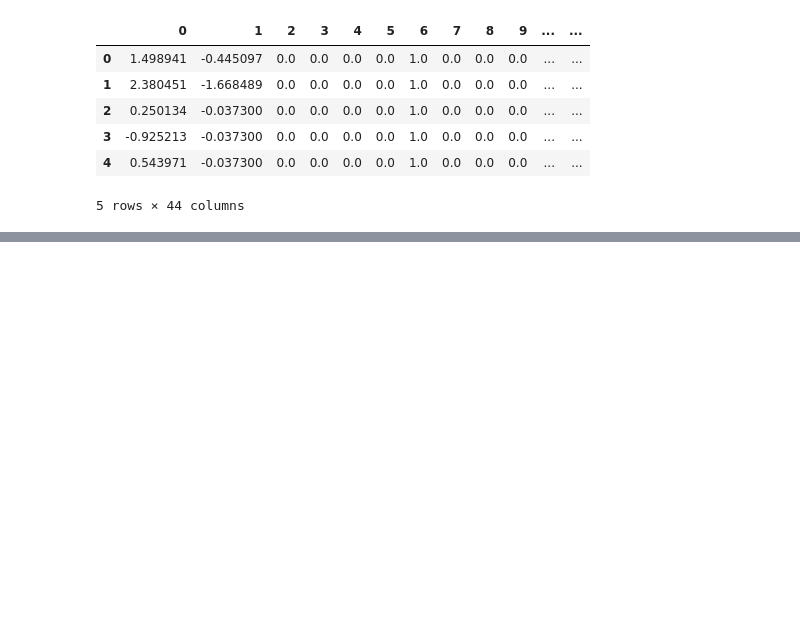
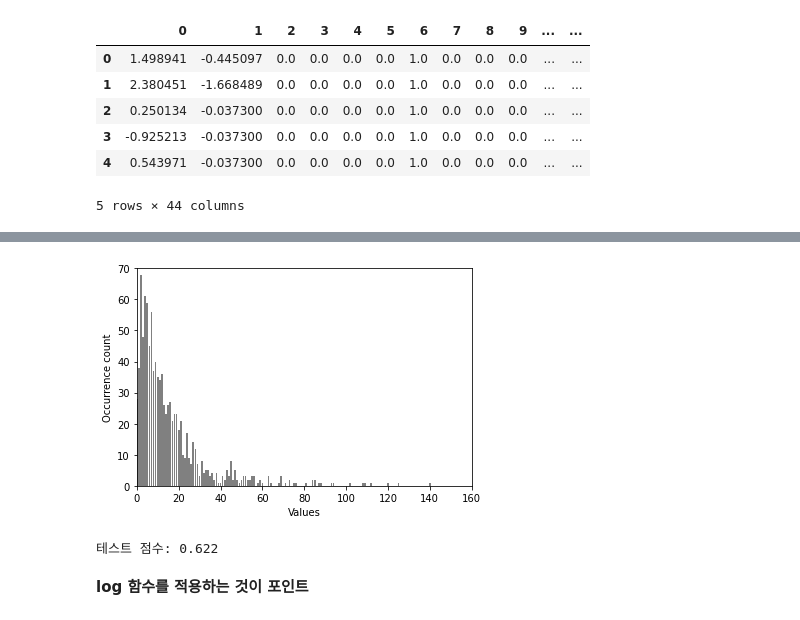
Before and after one commit to gundaminpde/2023-spring, a Jupyter notebook: 02_3_Preprocess_additional.ipynb, the cells around one changed output, grey strips where cells are left out. Drawn from its saved outputs; the diff is of its cells as text; code cells hidden in the pictures; blank space fills up the shorter version.

```diff
--- a/02_3_Preprocess_additional.ipynb
+++ b/02_3_Preprocess_additional.ipynb
@@ -98,0 +101,14 @@ df_X_train_mk_ct.head()
+# %%
+# Data set을 만들자.
+
+import numpy as np
+import pandas as pd
+import matplotlib.pyplot as plt
+
+rnd = np.random.RandomState(0)
+X_org = rnd.normal(size=(1000, 3))
+w = rnd.normal(size=3)
+
+X = rnd.poisson(10 * np.exp(X_org))
+y = np.dot(X_org, w)
+print(X[:10, 0])
@@ -98,0 +127,24 @@ df_X_train_mk_ct.head()
+# %%
+plt.xlim(0, 160)
+plt.ylim(0, 70)
+bins = np.bincount(X[:, 0])
+plt.bar(range(len(bins)), bins, color='grey')
+plt.ylabel("Occurrence count")
+plt.xlabel("Values")
+plt.show()
+# %% [output]
+[figure, added]
+# %%
+## Ridge regression으로 분석
+
+from sklearn.linear_model import Ridge
+from sklearn.model_selection import train_test_split
+
+
+X_train, X_test, y_train, y_test = train_test_split(X, y, random_state=0)
+score = Ridge().fit(X_train, y_train).score(X_test, y_test)
+print("테스트 점수: {:.3f}".format(score)) ## 결과가 좋지 못하다.
+# %% [output]
+테스트 점수: 0.622
+# %% [markdown]
+ **log 함수를 적용하는 것이 포인트**
```
Also changed, not shown: parts of 6 cells of this notebook.
